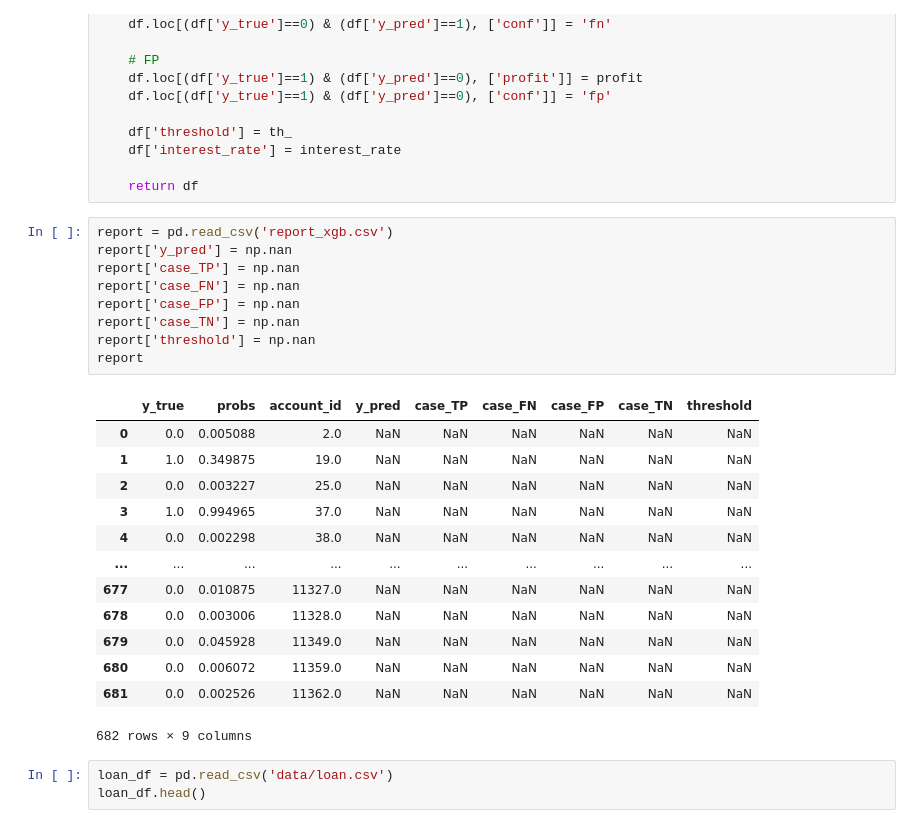
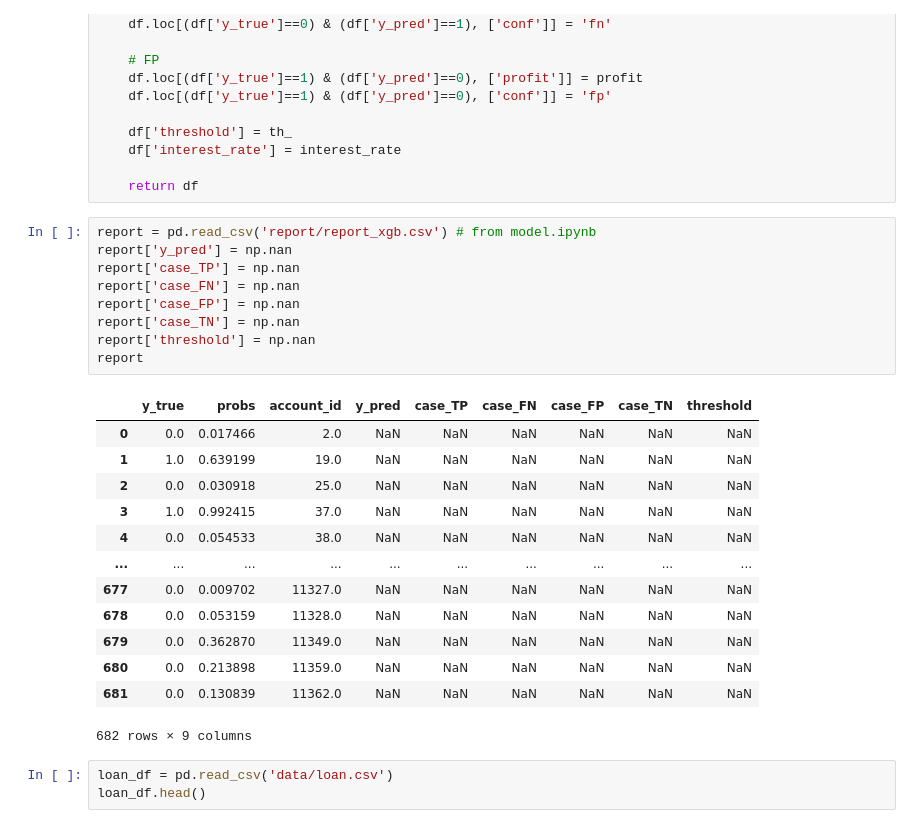
Before and after one commit to sorayutmild/loan-default-prediction, a Jupyter notebook: profit_analysis.ipynb, the cells around one changed output. Saved outputs shown, nothing was run; the diff lists cells and outputs as text.

```diff
--- a/profit_analysis.ipynb
+++ b/profit_analysis.ipynb
@@ -70,27 +126,27 @@ def profit_thresholding(df, th_, profit, interest_rate):
 
     return df
 # %%
-report = pd.read_csv('report_xgb.csv')
+report = pd.read_csv('report/report_xgb.csv') # from model.ipynb
 report['y_pred'] = np.nan
 report['case_TP'] = np.nan
 report['case_FN'] = np.nan
 report['case_FP'] = np.nan
 report['case_TN'] = np.nan
 report['threshold'] = np.nan
 report
 # %% [output]
 |  | y_true | probs | account_id | y_pred | case_TP | case_FN | case_FP | case_TN | threshold |
-| 0 | 0.0 | 0.005088 | 2.0 | NaN | NaN | NaN | NaN | NaN | NaN |
-| 1 | 1.0 | 0.349875 | 19.0 | NaN | NaN | NaN | NaN | NaN | NaN |
-| 2 | 0.0 | 0.003227 | 25.0 | NaN | NaN | NaN | NaN | NaN | NaN |
-| 3 | 1.0 | 0.994965 | 37.0 | NaN | NaN | NaN | NaN | NaN | NaN |
-| 4 | 0.0 | 0.002298 | 38.0 | NaN | NaN | NaN | NaN | NaN | NaN |
+| 0 | 0.0 | 0.017466 | 2.0 | NaN | NaN | NaN | NaN | NaN | NaN |
+| 1 | 1.0 | 0.639199 | 19.0 | NaN | NaN | NaN | NaN | NaN | NaN |
+| 2 | 0.0 | 0.030918 | 25.0 | NaN | NaN | NaN | NaN | NaN | NaN |
+| 3 | 1.0 | 0.992415 | 37.0 | NaN | NaN | NaN | NaN | NaN | NaN |
+| 4 | 0.0 | 0.054533 | 38.0 | NaN | NaN | NaN | NaN | NaN | NaN |
 | ... | ... | ... | ... | ... | ... | ... | ... | ... | ... |
-| 677 | 0.0 | 0.010875 | 11327.0 | NaN | NaN | NaN | NaN | NaN | NaN |
-| 678 | 0.0 | 0.003006 | 11328.0 | NaN | NaN | NaN | NaN | NaN | NaN |
-| 679 | 0.0 | 0.045928 | 11349.0 | NaN | NaN | NaN | NaN | NaN | NaN |
-| 680 | 0.0 | 0.006072 | 11359.0 | NaN | NaN | NaN | NaN | NaN | NaN |
-| 681 | 0.0 | 0.002526 | 11362.0 | NaN | NaN | NaN | NaN | NaN | NaN |
+| 677 | 0.0 | 0.009702 | 11327.0 | NaN | NaN | NaN | NaN | NaN | NaN |
+| 678 | 0.0 | 0.053159 | 11328.0 | NaN | NaN | NaN | NaN | NaN | NaN |
+| 679 | 0.0 | 0.362870 | 11349.0 | NaN | NaN | NaN | NaN | NaN | NaN |
+| 680 | 0.0 | 0.213898 | 11359.0 | NaN | NaN | NaN | NaN | NaN | NaN |
+| 681 | 0.0 | 0.130839 | 11362.0 | NaN | NaN | NaN | NaN | NaN | NaN |
 682 rows × 9 columns
 # %%
 loan_df = pd.read_csv('data/loan.csv')
```
Also changed, not shown: parts of 11 cells of this notebook, 7 other files.
